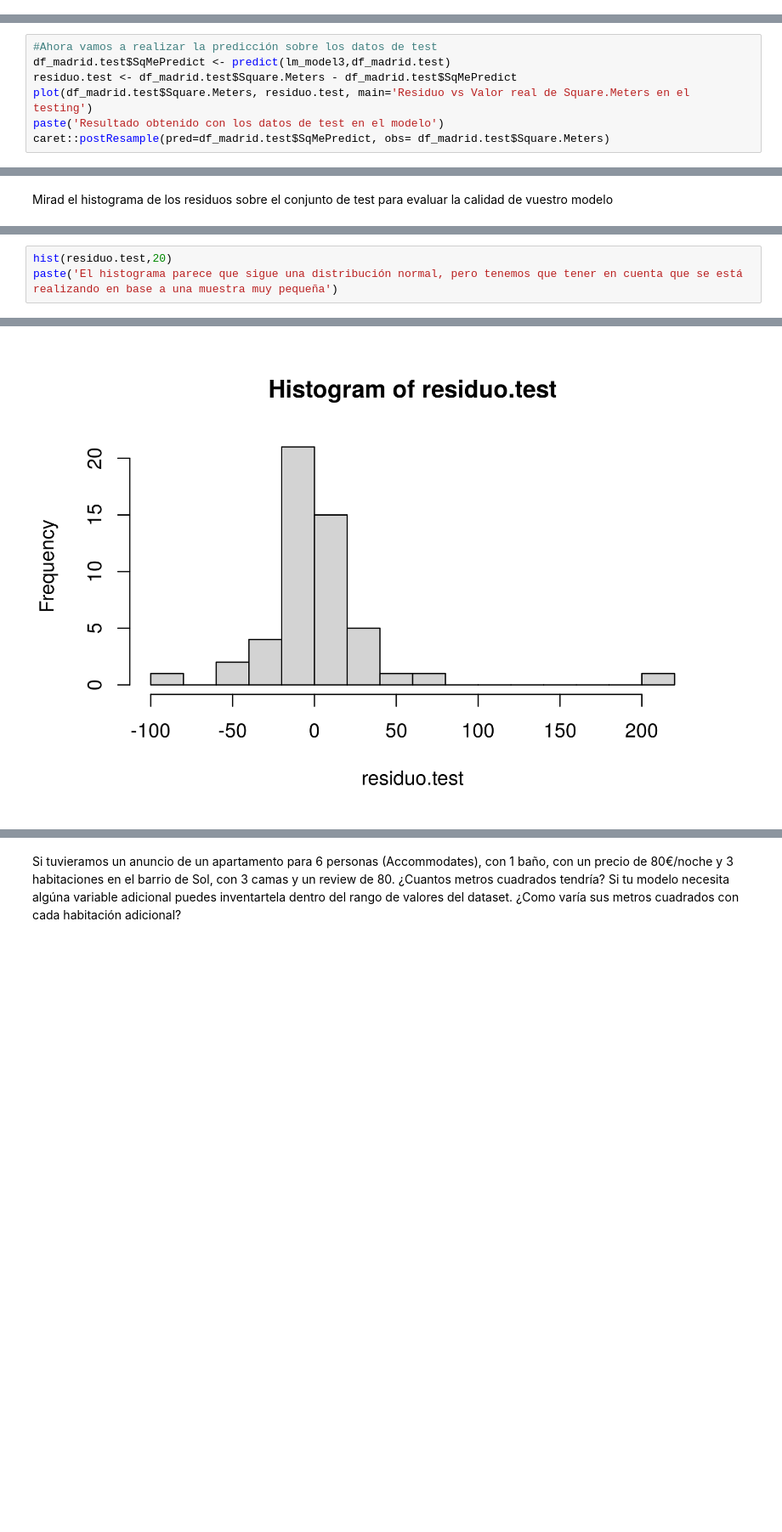
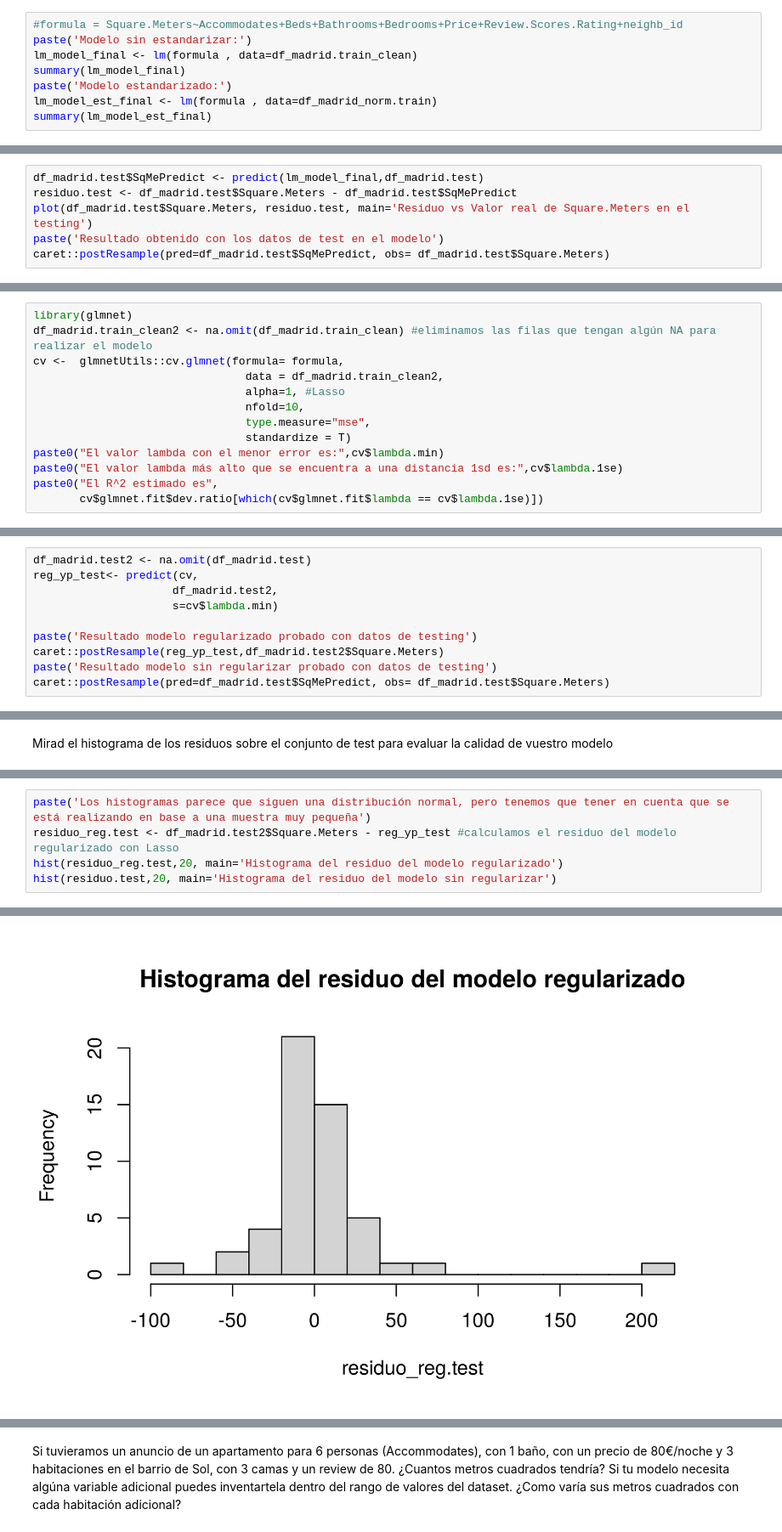
Before and after one commit to Prilom/Data_Mining, a Jupyter notebook: Practica-PabloRilo.ipynb, the cells around one changed output, grey strips where cells are left out. Shown at 85% size. Saved outputs shown, nothing was run; the diff lists cells and outputs as text; blank space fills up the shorter version.

```diff
--- a/Practica-PabloRilo.ipynb
+++ b/Practica-PabloRilo.ipynb
@@ -316,0 +328,8 @@ paste('A pesar de haber mejorado el r2 y el RMSE no se aprecia una gran mejora e
+# %%
+#formula = Square.Meters~Accommodates+Beds+Bathrooms+Bedrooms+Price+Review.Scores.Rating+neighb_id
+paste('Modelo sin estandarizar:')
+lm_model_final <- lm(formula , data=df_madrid.train_clean)
+summary(lm_model_final)
+paste('Modelo estandarizado:')
+lm_model_est_final <- lm(formula , data=df_madrid_norm.train)
+summary(lm_model_est_final)
@@ -317,6 +376,5 @@ paste('A pesar de haber mejorado el r2 y el RMSE no se aprecia una gran mejora e
 # %%
-#Ahora vamos a realizar la predicción sobre los datos de test
-df_madrid.test$SqMePredict <- predict(lm_model3,df_madrid.test)
+df_madrid.test$SqMePredict <- predict(lm_model_final,df_madrid.test)
 residuo.test <- df_madrid.test$Square.Meters - df_madrid.test$SqMePredict
 plot(df_madrid.test$Square.Meters, residuo.test, main='Residuo vs Valor real de Square.Meters en el testing')
 paste('Resultado obtenido con los datos de test en el modelo')
@@ -340,0 +406,13 @@ caret::postResample(pred=df_madrid.test$SqMePredict, obs= df_madrid.test$Square.
+# %%
+library(glmnet)
+df_madrid.train_clean2 <- na.omit(df_madrid.train_clean) #eliminamos las filas que tengan algún NA para realizar el modelo
+cv <-  glmnetUtils::cv.glmnet(formula= formula,
+                                data = df_madrid.train_clean2,
+                                alpha=1, #Lasso
+                                nfold=10,
+                                type.measure="mse",
+                                standardize = T)
+paste0("El valor lambda con el menor error es:",cv$lambda.min)
+paste0("El valor lambda más alto que se encuentra a una distancia 1sd es:",cv$lambda.1se)
+paste0("El R^2 estimado es",
+       cv$glmnet.fit$dev.ratio[which(cv$glmnet.fit$lambda == cv$lambda.1se)])
@@ -340,0 +483,10 @@ caret::postResample(pred=df_madrid.test$SqMePredict, obs= df_madrid.test$Square.
+# %%
+df_madrid.test2 <- na.omit(df_madrid.test)
+reg_yp_test<- predict(cv,
+                     df_madrid.test2,
+                     s=cv$lambda.min)
+
+paste('Resultado modelo regularizado probado con datos de testing')
+caret::postResample(reg_yp_test,df_madrid.test2$Square.Meters)
+paste('Resultado modelo sin regularizar probado con datos de testing')
+caret::postResample(pred=df_madrid.test$SqMePredict, obs= df_madrid.test$Square.Meters)
@@ -343,4 +506,6 @@ Mirad el histograma de los residuos sobre el conjunto de test para evaluar la ca
 # %%
-hist(residuo.test,20)
-paste('El histograma parece que sigue una distribución normal, pero tenemos que tener en cuenta que se está realizando en base a una muestra muy pequeña')
+paste('Los histogramas parece que siguen una distribución normal, pero tenemos que tener en cuenta que se está realizando en base a una muestra muy pequeña')
+residuo_reg.test <- df_madrid.test2$Square.Meters - reg_yp_test #calculamos el residuo del modelo regularizado con Lasso
+hist(residuo_reg.test,20, main='Histograma del residuo del modelo regularizado')
+hist(residuo.test,20, main='Histograma del residuo del modelo sin regularizar')
 # %% [output]
@@ -348 +513 @@ paste('El histograma parece que sigue una distribución normal, pero tenemos que
-[figure, old version]
+[figure, new version]
```
Also changed, not shown: parts of 42 cells of this notebook.
